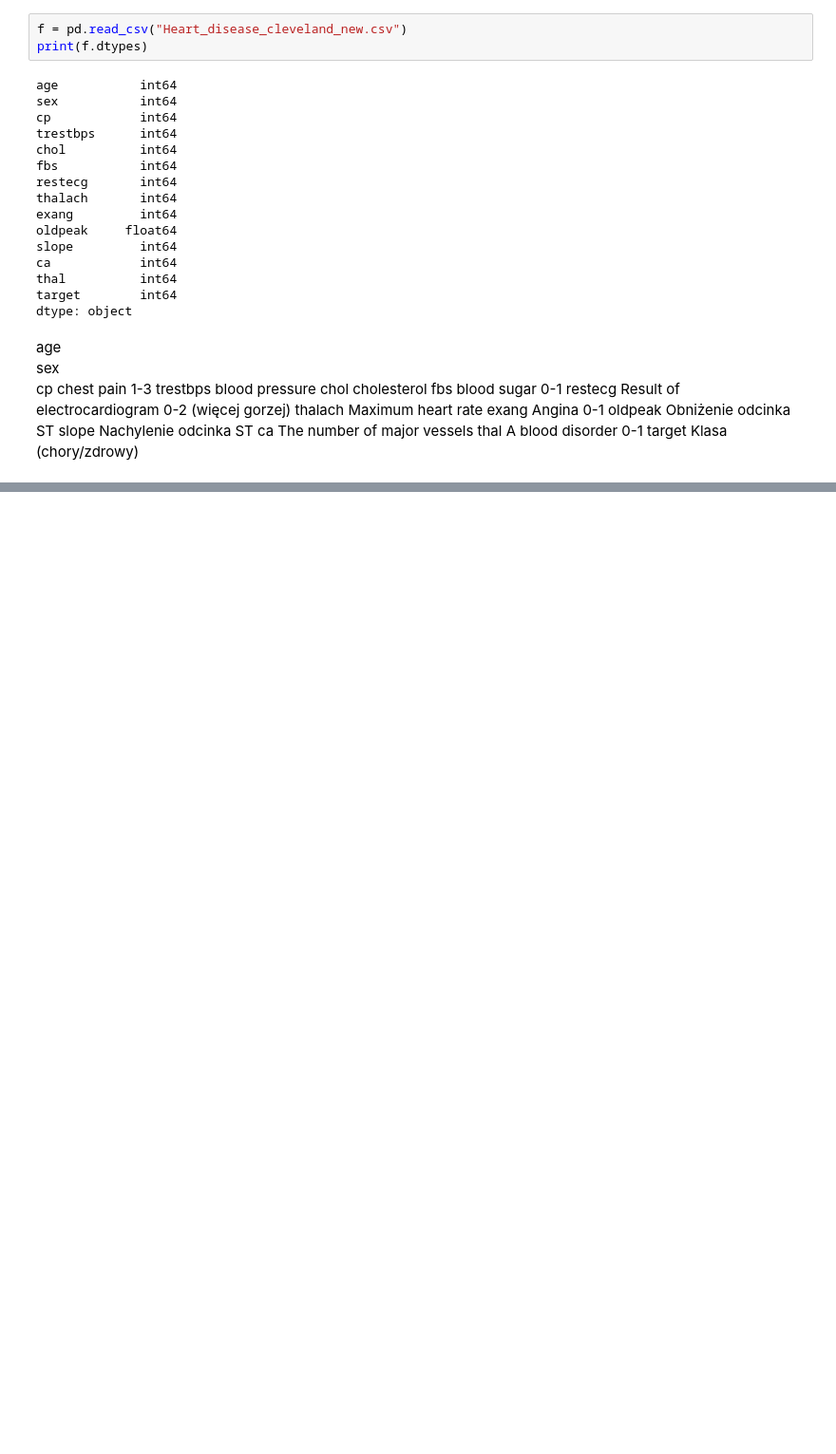
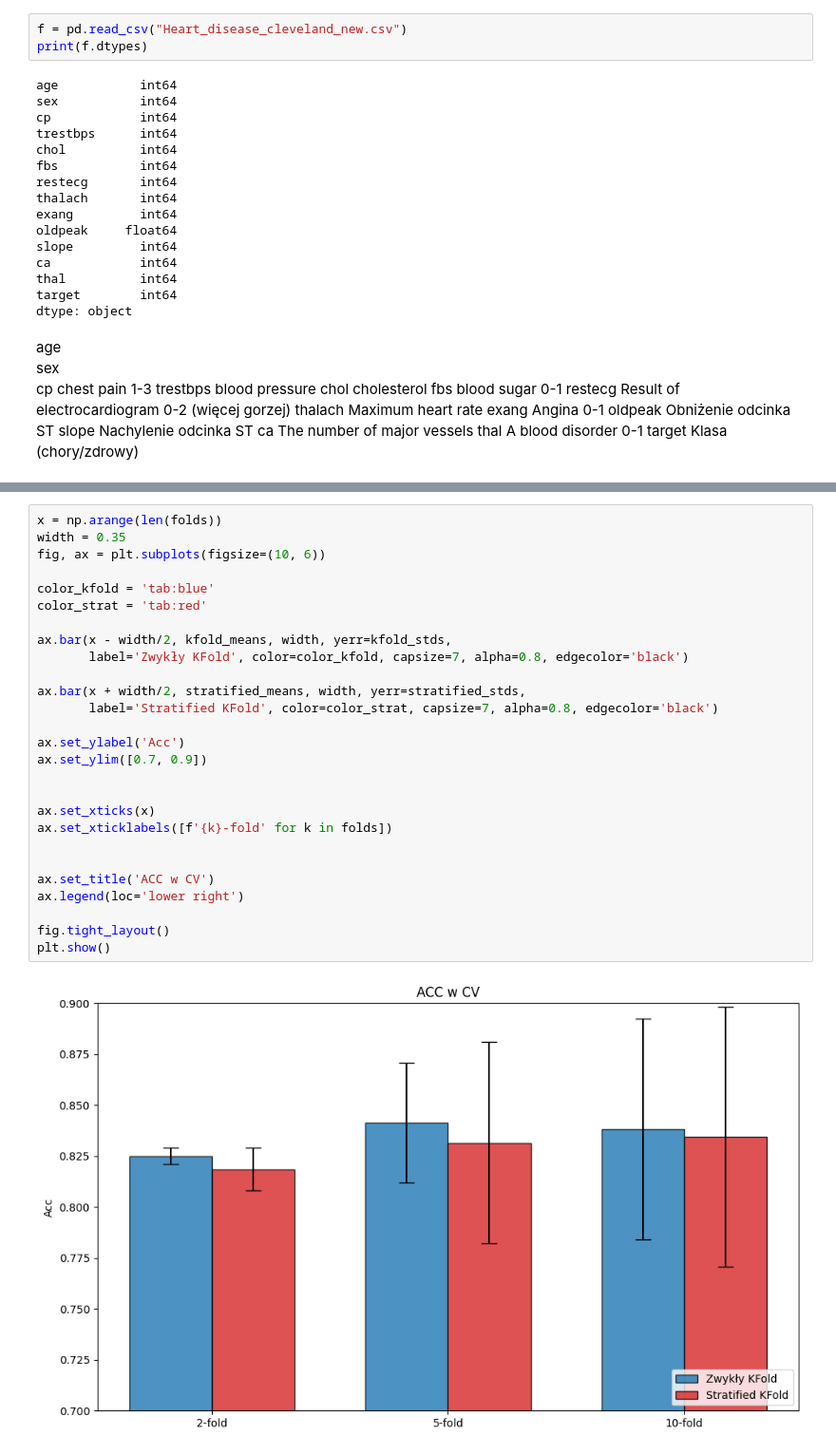
Before and after one commit to Zajecia-na-PWr-LR/lista-3-RafalBalicki, a Jupyter notebook: lista3.ipynb, the cells around one changed output, grey strips where cells are left out. Shown at 95% size. Saved outputs shown, nothing was run; the diff lists cells and outputs as text; blank space fills up the shorter version.

```diff
--- a/lista3.ipynb
+++ b/lista3.ipynb
@@ -70,0 +253,29 @@ from sklearn.model_selection import StratifiedKFold
+# %%
+x = np.arange(len(folds))
+width = 0.35
+fig, ax = plt.subplots(figsize=(10, 6))
+
+color_kfold = 'tab:blue'
+color_strat = 'tab:red'
+
+ax.bar(x - width/2, kfold_means, width, yerr=kfold_stds,
+       label='Zwykły KFold', color=color_kfold, capsize=7, alpha=0.8, edgecolor='black')
+
+ax.bar(x + width/2, stratified_means, width, yerr=stratified_stds,
+       label='Stratified KFold', color=color_strat, capsize=7, alpha=0.8, edgecolor='black')
+
+ax.set_ylabel('Acc')
+ax.set_ylim([0.7, 0.9])
+
+
+ax.set_xticks(x)
+ax.set_xticklabels([f'{k}-fold' for k in folds])
+
+
+ax.set_title('ACC w CV')
+ax.legend(loc='lower right')
+
+fig.tight_layout()
+plt.show()
+# %% [output]
+[figure, added]
```
Also changed, not shown: parts of 15 cells of this notebook, 1 other file.
